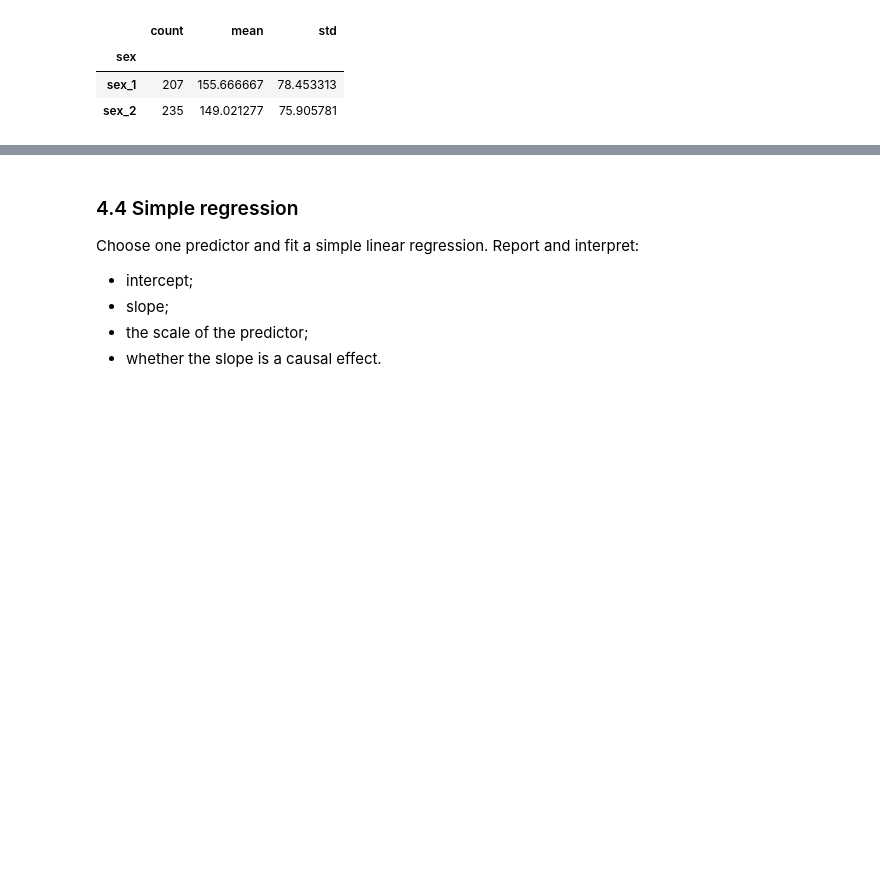
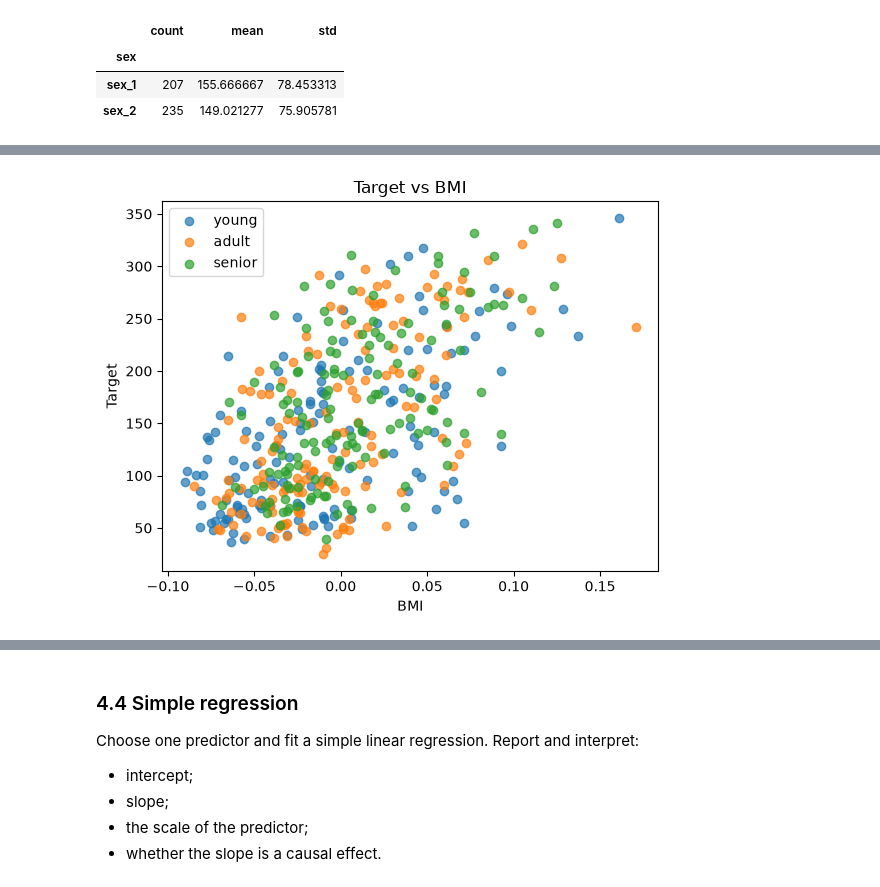
Before and after one commit to ValeriiaZhovannyk/KSE_ML_for_bioinformatics, a Jupyter notebook: my_work/week2/REPORT_TEMPLATE.ipynb, the cells around one changed output, grey strips where cells are left out. Cells and saved outputs as stored; diff of their text form; code cells hidden in the pictures; blank space fills up the shorter version.

```diff
--- a/my_work/week2/REPORT_TEMPLATE.ipynb
+++ b/my_work/week2/REPORT_TEMPLATE.ipynb
@@ -274,0 +307,14 @@ Identify:
+# %%
+age_group_colors = {}
+for patients, group in diabetes.dropna(
+    subset=["target", "bmi", "s1", "s2", "s3", "s4", "s5", "s6"]
+).groupby("age_group"):
+    plt.scatter(group["bmi"], group["target"], label=patients, alpha=0.7)
+
+plt.xlabel("BMI")
+plt.ylabel("Target")
+plt.title("Target vs BMI")
+plt.legend()
+plt.show()
+# %% [output]
+[figure, added]
```
Also changed, not shown: parts of 44 cells of this notebook, 1 other file.
